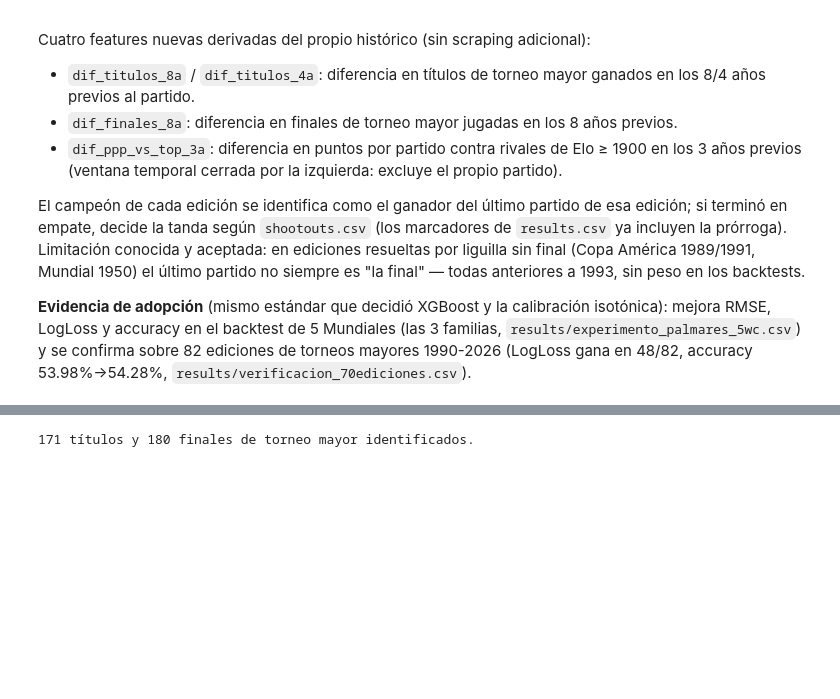
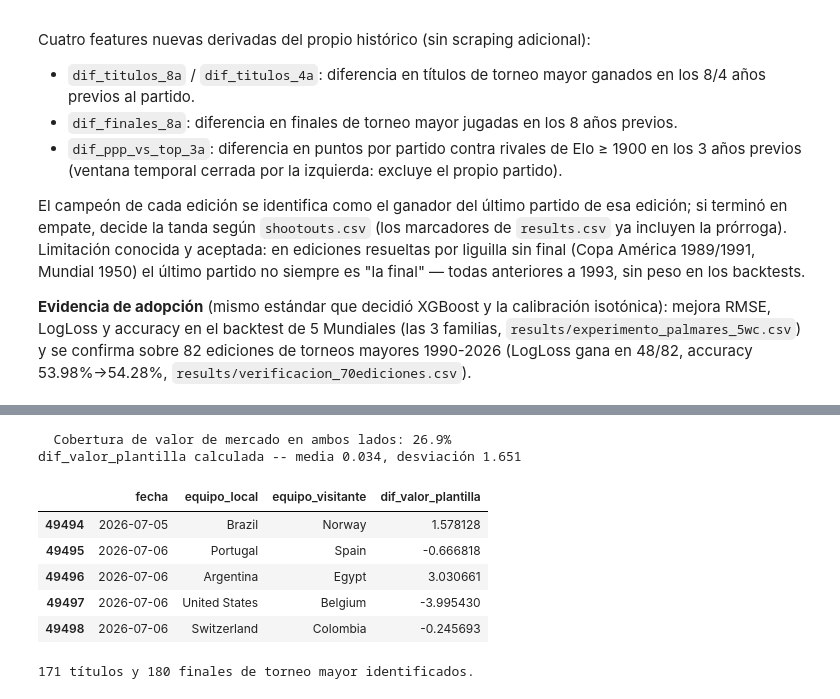
Before and after one commit to danielcangomez/wc2026-match-predictor, a Jupyter notebook: notebooks/02_limpieza_y_eda.ipynb, the cells around one changed output, grey strips where cells are left out. Saved outputs shown, nothing was run; the diff lists cells and outputs as text; code cells hidden in the pictures; blank space fills up the shorter version.

```diff
--- a/notebooks/02_limpieza_y_eda.ipynb
+++ b/notebooks/02_limpieza_y_eda.ipynb
@@ -625,3 +643,79 @@ El campeón de cada edición se identifica como el ganador del último partido d
+# %%
+DIR_TRANSFERMARKT_KAGGLE = DIR_RAW / "transfermarkt_kaggle"
+
+
+def calcular_valor_plantilla(df_partidos: pd.DataFrame) -> pd.DataFrame:
+    """log1p(valor local) - log1p(valor visitante), con relleno neutro (0.0) si el
+    dataset de Kaggle no está descargado -- mismo criterio que SofaScore en 2.2b:
+    el notebook no debe romperse por una fuente opcional que falta."""
+    ruta_players = DIR_TRANSFERMARKT_KAGGLE / "players.csv"
+    ruta_valoraciones = DIR_TRANSFERMARKT_KAGGLE / "player_valuations.csv"
+    if not ruta_players.exists() or not ruta_valoraciones.exists():
+        print("[aviso] No hay dataset de valor de mercado (data/raw/transfermarkt_kaggle/) -- "
+              "se rellena dif_valor_plantilla con 0.0 (neutro). Descárgalo con "
+              "`kaggle datasets download davidcariboo/player-scores -p data/raw/transfermarkt_kaggle --unzip`.")
+        cero = pd.Series(0.0, index=df_partidos.index)
+        return pd.DataFrame({"valor_plantilla_local": cero, "valor_plantilla_visitante": cero})
+
+    jugadores = pd.read_csv(ruta_players, usecols=["player_id", "country_of_citizenship"])
+    valoraciones = pd.read_csv(ruta_valoraciones, parse_dates=["date"])
+    valoraciones = valoraciones.merge(jugadores, on="player_id", how="left").dropna(
+        subset=["country_of_citizenship"]).sort_values("date")
+
+    # Alias -- Transfermarkt usa gentilicio/nombre distinto de results.csv en algunos casos.
+    ALIAS_VALOR = {"United States": "USA", "Bosnia and Herzegovina": "Bosnia-Herzegovina"}
+
+    cache: dict[tuple[str, pd.Period], float] = {}
+
+    def valor_seleccion(pais: str, periodo: pd.Period) -> float:
+        clave = (pais, periodo)
+        if clave in cache:
+            return cache[clave]
+        corte = periodo.start_time  # primer día del mes -- anti-fuga con margen de mes completo
+        sub = valoraciones[(valoraciones["country_of_citizenship"] == pais) & (valoraciones["date"] < corte)]
+        if sub.empty:
+            cache[clave] = np.nan
+            return np.nan
+        # última valoración conocida de cada jugador antes del corte, sumadas
+        valor_total = float(sub.groupby("player_id")["market_value_in_eur"].last().sum())
+        cache[clave] = valor_total
+        return valor_total
+
+    periodos = df_partidos["fecha"].dt.to_period("M")
+    equipos_local = df_partidos["equipo_local"].replace(ALIAS_VALOR)
+    equipos_visitante = df_partidos["equipo_visitante"].replace(ALIAS_VALOR)
+    valor_local = np.array([valor_seleccion(eq, p) for eq, p in zip(equipos_local, periodos)])
+    valor_visitante = np.array([valor_seleccion(eq, p) for eq, p in zip(equipos_visitante, periodos)])
+
+    cobertura = float((~np.isnan(valor_local) & ~np.isnan(valor_visitante)).mean())
+    mediana = np.nanmedian(np.concatenate([valor_local, valor_visitante]))
+    valor_local = np.where(np.isnan(valor_local), mediana, valor_local)
+    valor_visitante = np.where(np.isnan(valor_visitante), mediana, valor_visitante)
+    print(f"  Cobertura de valor de mercado en ambos lados: {cobertura:.1%}")
+    # Se guardan ambos lados en log1p (no solo la diferencia): las simulaciones
+    # Montecarlo (Notebook 4/6) emparejan selecciones que nunca chocaron en el
+    # histórico, así que necesitan el valor de CADA equipo por separado, no un
+    # diferencial ya fijado a un rival concreto.
+    return pd.DataFrame({
+        "valor_plantilla_local": np.log1p(valor_local),
+        "valor_plantilla_visitante": np.log1p(valor_visitante),
+    }, index=df_partidos.index)
+
+
+df_features[["valor_plantilla_local", "valor_plantilla_visitante"]] = calcular_valor_plantilla(df_features)
+df_features["dif_valor_plantilla"] = df_features["valor_plantilla_local"] - df_features["valor_plantilla_visitante"]
+print(f"dif_valor_plantilla calculada -- media {df_features['dif_valor_plantilla'].mean():.3f}, "
+      f"desviación {df_features['dif_valor_plantilla'].std():.3f}")
+df_features[["fecha", "equipo_local", "equipo_visitante", "dif_valor_plantilla"]].tail()
+# %% [output]
+  Cobertura de valor de mercado en ambos lados: 26.9%
+dif_valor_plantilla calculada -- media 0.034, desviación 1.651
+|  | fecha | equipo_local | equipo_visitante | dif_valor_plantilla |
+| 49494 | 2026-07-05 | Brazil | Norway | 1.578128 |
+| 49495 | 2026-07-06 | Portugal | Spain | -0.666818 |
+| 49496 | 2026-07-06 | Argentina | Egypt | 3.030661 |
+| 49497 | 2026-07-06 | United States | Belgium | -3.995430 |
+| 49498 | 2026-07-06 | Switzerland | Colombia | -0.245693 |
 # %%
 TORNEOS_MAYORES = [
     "FIFA World Cup", "UEFA Euro", "Copa América", "African Cup of Nations",
```
Also changed, not shown: parts of 2 cells of this notebook, 16 other files.
